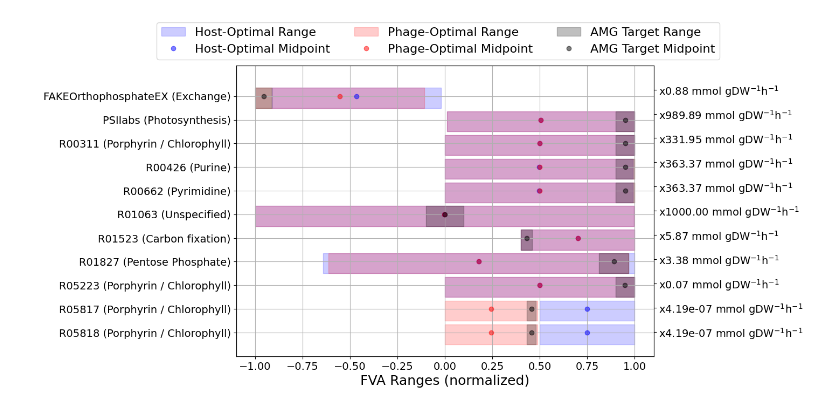
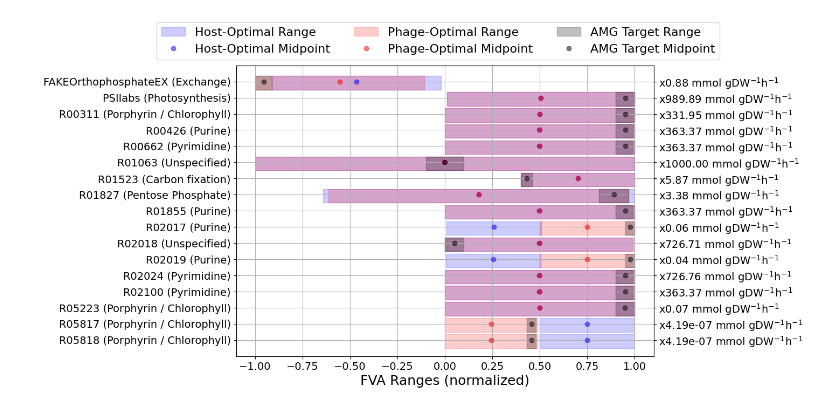
Before and after one commit to NWBRaVE/p-hm2-amgs-in-med4, a Jupyter notebook: phage_biomass_impact.ipynb, the cells around one changed output. Drawn from its saved outputs; the diff is of its cells as text; code cells hidden in the pictures.

```diff
--- a/phage_biomass_impact.ipynb
+++ b/phage_biomass_impact.ipynb
@@ -108,35 +108,35 @@ plot_impact_graph(
     ax,
     model,
     fva_healthy_amg2,
     fva_phm2_amg2,
     [],
     manual_relabels,
     cut=0,
     sort=False,
     highlights=highlights,
 )
-ax.set_ylim(-11, 1.3)
+# ax.set_ylim(-11, 1.3)
 ax.tick_params(labelsize=14)
 ax.xaxis.label.set_size(18)
 fig.axes[1].tick_params(labelsize=14)
 # ax.set_title("Biomass Lax Optimization Impact on AMG-Hijacked Reactions", fontsize=22)
 fig.legend(
     [
         "Host-Optimal Range",
         "Host-Optimal Midpoint",
         "Phage-Optimal Range",
         "Phage-Optimal Midpoint",
         "AMG Target Range",
         "AMG Target Midpoint",
     ],
     ncols=3,
     loc="upper center",
     fontsize=16,
     bbox_to_anchor=(0.5, 1.01),
 )
 plt.show()
 # %% [output]
-[figure, old version]
+[figure, new version]
 # %%
 amg_new_vals = {}
 for amg, direction in amgs.items():
```
Also changed, not shown: parts of 6 cells of this notebook, 3 other files.
